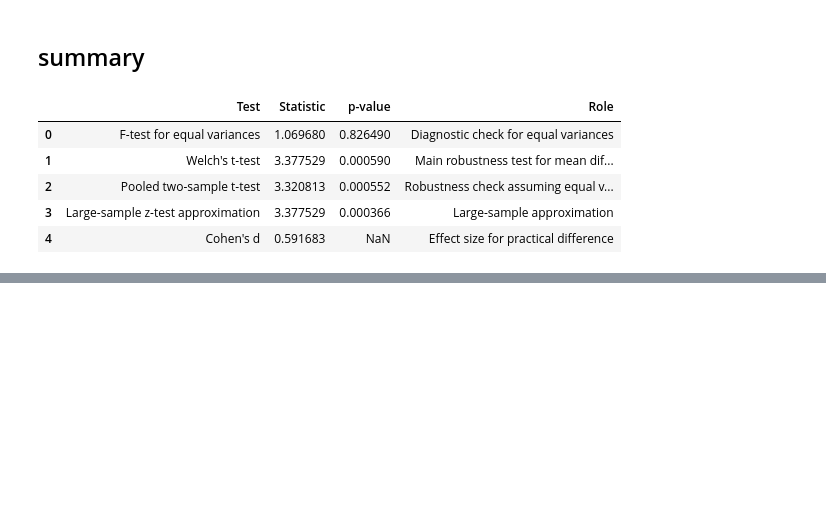
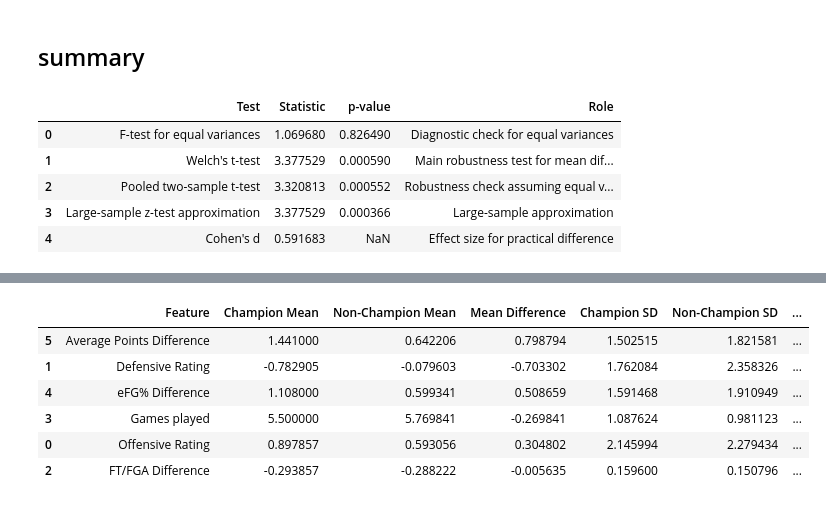
Before and after one commit to GalahadJr-1214/2026-Statistics-Final-Project, a Jupyter notebook: Final Project/champ_stats_diff.ipynb, the cells around one changed output, grey strips where cells are left out. Cells and saved outputs as stored; diff of their text form; code cells hidden in the pictures; blank space fills up the shorter version.

```diff
--- a/Final Project/champ_stats_diff.ipynb
+++ b/Final Project/champ_stats_diff.ipynb
@@ -651,0 +678,54 @@ summary_q2_season_norm
+# %%
+rf_selected_features = [
+    "Offensive Rating",
+    "Defensive Rating",
+    "FT/FGA Difference",
+    "Games played",
+    "eFG% Difference",
+    "Average Points Difference"
+]
+
+rf_feature_results = []
+
+for feature in rf_selected_features:
+    champ_values = standardized_data[standardized_data["Champion"] == True][feature].dropna()
+    non_champ_values = standardized_data[standardized_data["Champion"] == False][feature].dropna()
+
+    # Welch's t-test, two-sided because different features may have different "better" directions
+    t_result = stats.ttest_ind(
+        champ_values,
+        non_champ_values,
+        equal_var=False,
+        alternative="two-sided"
+    )
+
+    # Cohen's d
+    n1 = len(champ_values)
+    n2 = len(non_champ_values)
+    s1 = champ_values.std(ddof=1)
+    s2 = non_champ_values.std(ddof=1)
+    pooled_sd = np.sqrt(((n1 - 1) * s1**2 + (n2 - 1) * s2**2) / (n1 + n2 - 2))
+    cohen_d = (champ_values.mean() - non_champ_values.mean()) / pooled_sd
+
+    rf_feature_results.append({
+        "Feature": feature,
+        "Champion Mean": champ_values.mean(),
+        "Non-Champion Mean": non_champ_values.mean(),
+        "Mean Difference": champ_values.mean() - non_champ_values.mean(),
+        "Champion SD": champ_values.std(ddof=1),
+        "Non-Champion SD": non_champ_values.std(ddof=1),
+        "Welch t-statistic": t_result.statistic,
+        "p-value": t_result.pvalue,
+        "Cohen's d": cohen_d
+    })
+
+rf_feature_results_df = pd.DataFrame(rf_feature_results)
+rf_feature_results_df.sort_values("p-value")
+# %% [output]
+|  | Feature | Champion Mean | Non-Champion Mean | Mean Difference | Champion SD | Non-Champion SD | ... |
+| 5 | Average Points Difference | 1.441000 | 0.642206 | 0.798794 | 1.502515 | 1.821581 | ... |
+| 1 | Defensive Rating | -0.782905 | -0.079603 | -0.703302 | 1.762084 | 2.358326 | ... |
+| 4 | eFG% Difference | 1.108000 | 0.599341 | 0.508659 | 1.591468 | 1.910949 | ... |
+| 3 | Games played | 5.500000 | 5.769841 | -0.269841 | 1.087624 | 0.981123 | ... |
+| 0 | Offensive Rating | 0.897857 | 0.593056 | 0.304802 | 2.145994 | 2.279434 | ... |
+| 2 | FT/FGA Difference | -0.293857 | -0.288222 | -0.005635 | 0.159600 | 0.150796 | ... |
```
Also changed, not shown: parts of 4 cells of this notebook.
